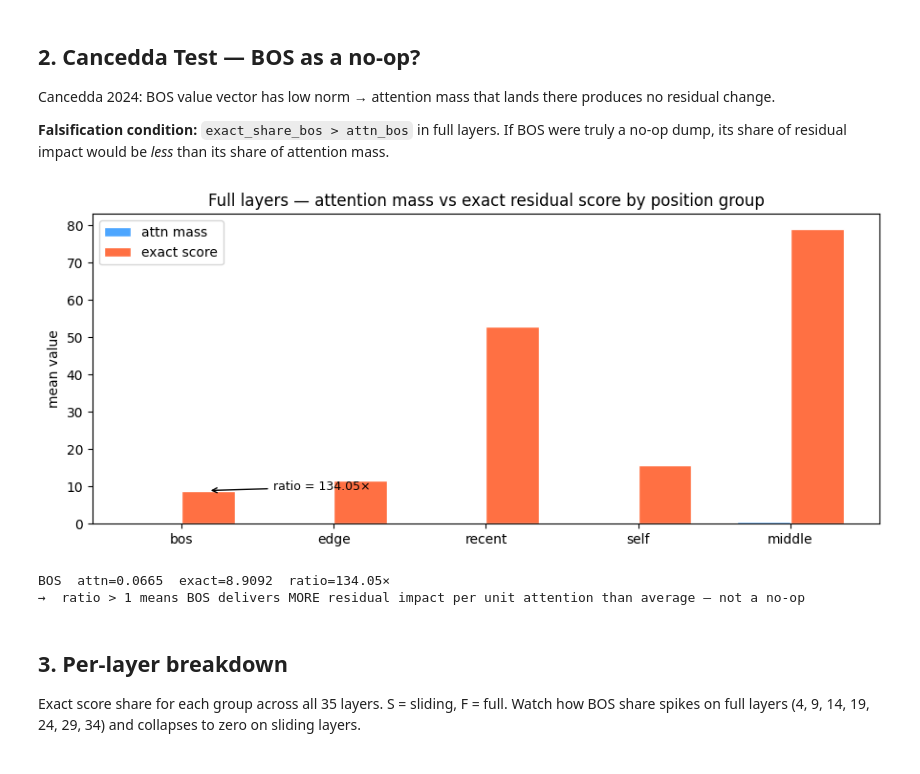
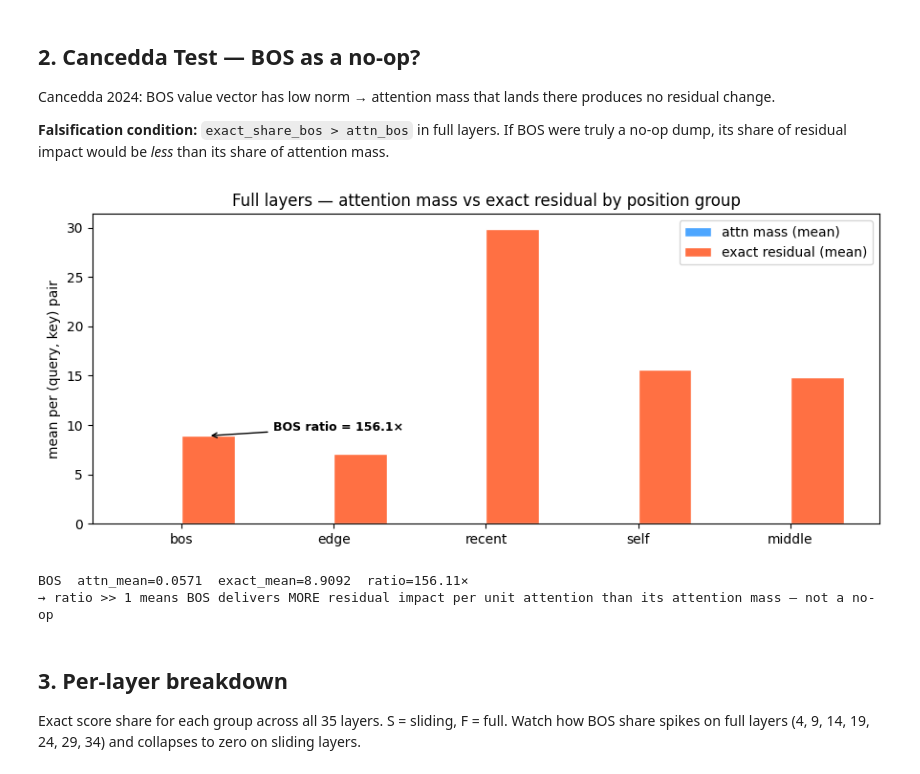
Before and after one commit to SoumilB7/Gemma4-barebones, a Jupyter notebook: experiments/AttentionSinks/analyze.ipynb, the cells around one changed output. Saved outputs shown, nothing was run; the diff lists cells and outputs as text; code cells hidden in the pictures.

```diff
--- a/experiments/AttentionSinks/analyze.ipynb
+++ b/experiments/AttentionSinks/analyze.ipynb
@@ -146,35 +154,42 @@ Cancedda 2024: BOS value vector has low norm → attention mass that lands there
 
 **Falsification condition:** `exact_share_bos > attn_bos` in full layers.
 If BOS were truly a no-op dump, its share of residual impact would be *less* than its share of attention mass.
-# %%
-groups_overlap = ["bos", "edge", "recent", "self", "middle"]
-attn_full  = [full["attention_overlap_mass_mean"][g]        for g in groups_overlap]
-exact_full = [full["anchor_exact_overlap_mean"][g]          for g in groups_overlap]
-
-x = np.arange(len(groups_overlap))
-w = 0.35
-fig, ax = plt.subplots(figsize=(9, 4))
-b1 = ax.bar(x - w/2, attn_full,  w, label="attn mass",   color="#4da6ff", edgecolor="white")
-b2 = ax.bar(x + w/2, exact_full, w, label="exact score", color="#ff7043", edgecolor="white")
-
-ax.set_xticks(x); ax.set_xticklabels(groups_overlap)
-ax.set_ylabel("mean value"); ax.set_title("Full layers — attention mass vs exact residual score by position group")
-ax.legend()
-
-# annotate ratio for BOS
-bos_idx = 0
-ratio = exact_full[bos_idx] / max(attn_full[bos_idx], 1e-9)
-ax.annotate(f"ratio = {ratio:.2f}×", xy=(bos_idx + w/2, exact_full[bos_idx]),
-            xytext=(bos_idx + 0.6, exact_full[bos_idx] + 0.01),
-            arrowprops=dict(arrowstyle="->", color="black"), fontsize=9)
-
-plt.tight_layout(); plt.show()
-print(f"BOS  attn={attn_full[0]:.4f}  exact={exact_full[0]:.4f}  ratio={ratio:.2f}×")
-print("→  ratio > 1 means BOS delivers MORE residual impact per unit attention than average — not a no-op")
-# %% [output]
-[figure, removed]
-BOS  attn=0.0665  exact=8.9092  ratio=134.05×
-→  ratio > 1 means BOS delivers MORE residual impact per unit attention than average — not a no-op
+# %%
+# derive attention mass and exact residual per group from the parquet (full layers only)
+groups_overlap = ["bos", "edge", "recent", "self", "middle"]
+full_rows = cases[cases["layer_type"] == "full_attention"]
+
+attn_full  = [full_rows[full_rows["position_group"] == g]["attention_mass_mean"].mean()
+              if not full_rows[full_rows["position_group"] == g].empty else 0.0
+              for g in groups_overlap]
+exact_full = [full_rows[full_rows["position_group"] == g]["score_resid_exact"].mean()
+              if not full_rows[full_rows["position_group"] == g].empty else 0.0
+              for g in groups_overlap]
+
+x = np.arange(len(groups_overlap))
+w = 0.35
+fig, ax = plt.subplots(figsize=(9, 4))
+ax.bar(x - w/2, attn_full,  w, label="attn mass (mean)", color="#4da6ff", edgecolor="white")
+ax.bar(x + w/2, exact_full, w, label="exact residual (mean)", color="#ff7043", edgecolor="white")
+
+ax.set_xticks(x); ax.set_xticklabels(groups_overlap)
+ax.set_ylabel("mean per (query, key) pair"); ax.set_title("Full layers — attention mass vs exact residual by position group")
+ax.legend()
+
+# annotate the BOS ratio
+bos_idx = 0
+ratio = exact_full[bos_idx] / max(attn_full[bos_idx], 1e-9)
+ax.annotate(f"BOS ratio = {ratio:.1f}×", xy=(bos_idx + w/2, exact_full[bos_idx]),
+            xytext=(bos_idx + 0.6, exact_full[bos_idx] + 0.5),
+            arrowprops=dict(arrowstyle="->", color="black"), fontsize=9, fontweight="bold")
+
+plt.tight_layout(); plt.show()
+print(f"BOS  attn_mean={attn_full[0]:.4f}  exact_mean={exact_full[0]:.4f}  ratio={ratio:.2f}×")
+print("→ ratio >> 1 means BOS delivers MORE residual impact per unit attention than its attention mass — not a no-op")
+# %% [output]
+[figure, added]
+BOS  attn_mean=0.0571  exact_mean=8.9092  ratio=156.11×
+→ ratio >> 1 means BOS delivers MORE residual impact per unit attention than its attention mass — not a no-op
 # %% [markdown]
 ## 3. Per-layer breakdown
 
```
Also changed, not shown: parts of 19 cells of this notebook, 1 other file.
